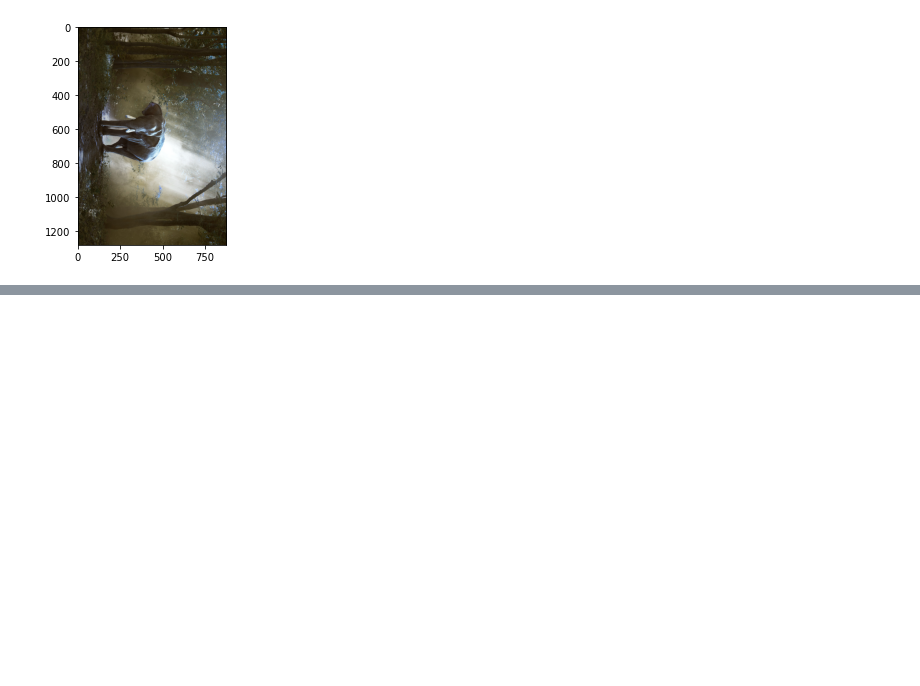
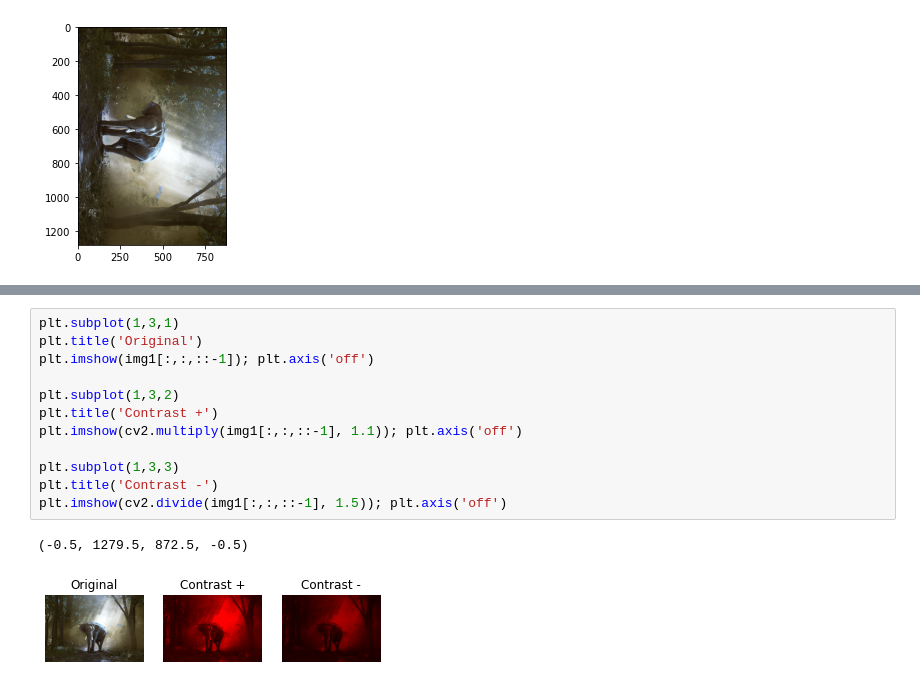
Before and after one commit to HARSHITPRATAP7121/AIDL, a Jupyter notebook: day9jp.ipynb, the cells around one changed output, grey strips where cells are left out. Saved outputs shown, nothing was run; the diff lists cells and outputs as text; blank space fills up the shorter version.

```diff
--- a/day9jp.ipynb
+++ b/day9jp.ipynb
@@ -132,0 +156,15 @@ NameError: name 'ski' is not defined
+# %%
+plt.subplot(1,3,1)
+plt.title('Original')
+plt.imshow(img1[:,:,::-1]); plt.axis('off')
+
+plt.subplot(1,3,2)
+plt.title('Contrast +')
+plt.imshow(cv2.multiply(img1[:,:,::-1], 1.1)); plt.axis('off')
+
+plt.subplot(1,3,3)
+plt.title('Contrast -')
+plt.imshow(cv2.divide(img1[:,:,::-1], 1.5)); plt.axis('off')
+# %% [output]
+(-0.5, 1279.5, 872.5, -0.5)
+[figure, added]
```
Also changed, not shown: parts of 4 cells of this notebook, 2 other files.
